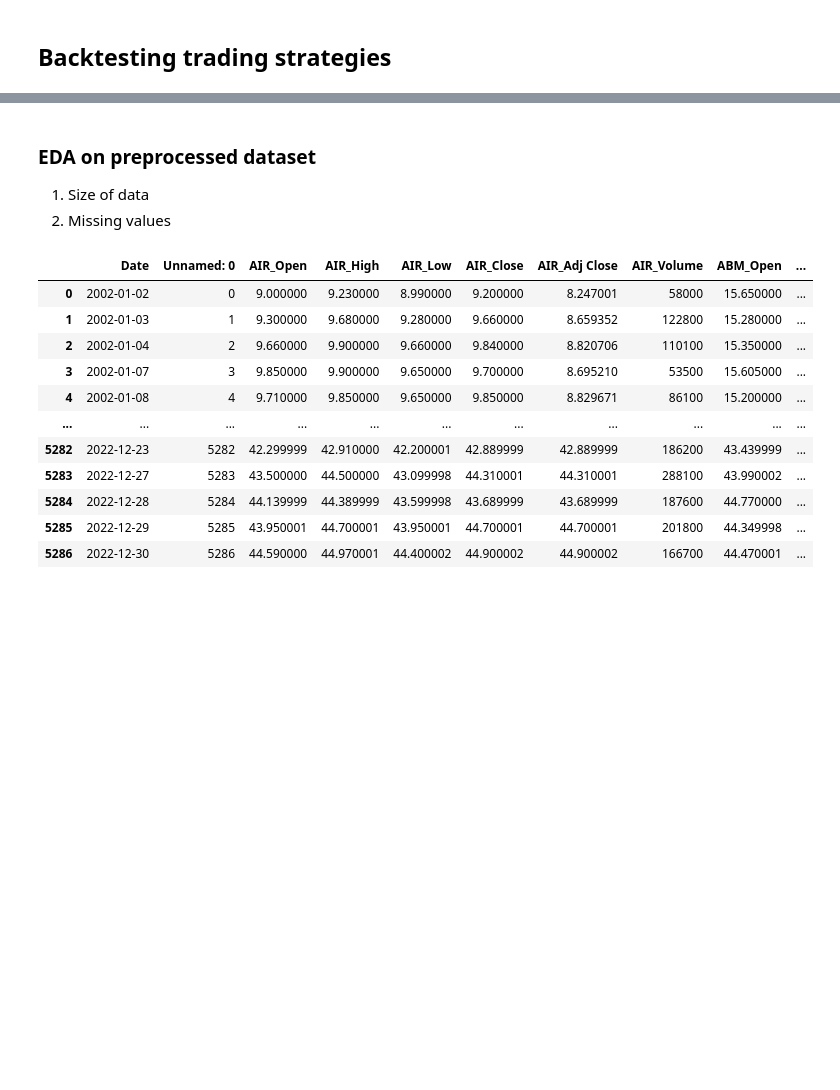
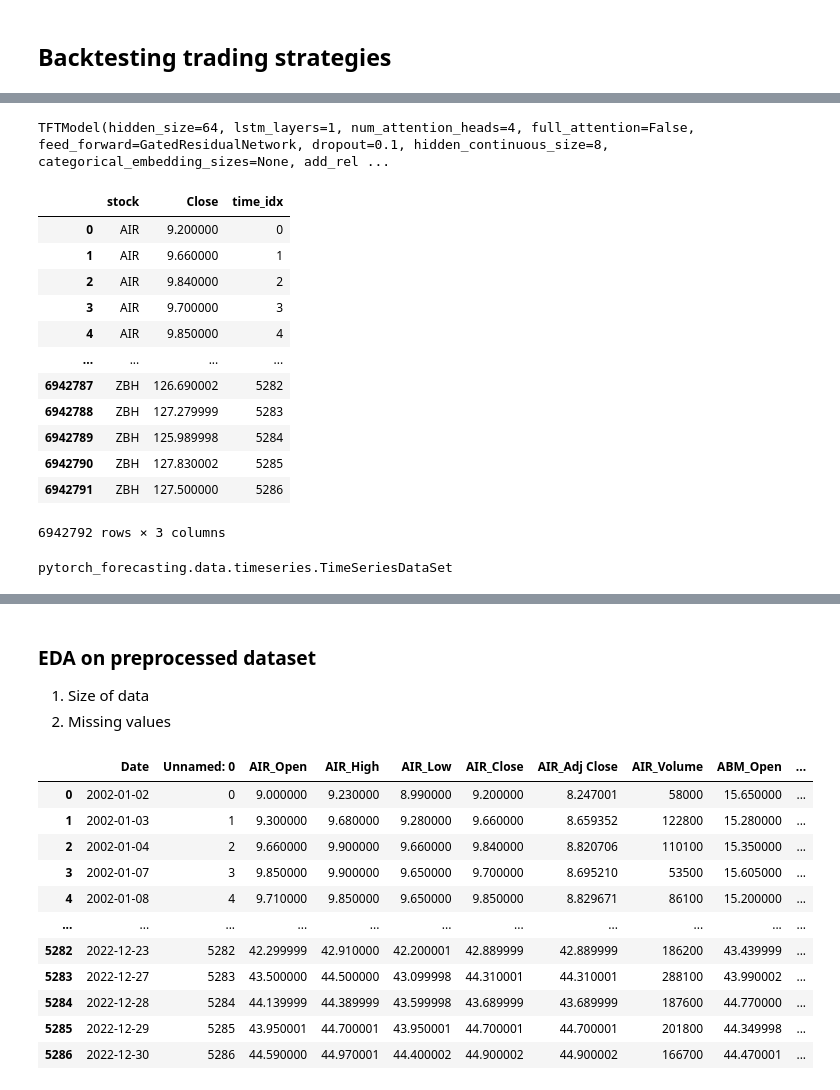
Before and after one commit to ryanlxz/backtesting, a Jupyter notebook: notebooks/test.ipynb, the cells around one changed output, grey strips where cells are left out. Cells and saved outputs as stored; diff of their text form; code cells hidden in the pictures; blank space fills up the shorter version.

```diff
--- a/notebooks/test.ipynb
+++ b/notebooks/test.ipynb
@@ -29,0 +244,25 @@ PREPROCESSED_DATAPATH = constants.preprocessed_data_file_path
+# %%
+my_model
+# %% [output]
+TFTModel(hidden_size=64, lstm_layers=1, num_attention_heads=4, full_attention=False, feed_forward=GatedResidualNetwork, dropout=0.1, hidden_continuous_size=8, categorical_embedding_sizes=None, add_rel ...
+# %%
+melted_df = pd.melt(close_price_df, var_name='stock', value_name='Close',ignore_index=False)
+melted_df.dropna(subset=['Close'], inplace=True)
+melted_df['stock'] = melted_df['stock'].astype(str).str.replace('_Close', '')
+melted_df['time_idx'] = melted_df.groupby('stock').cumcount()
+melted_df.reset_index(drop=True, inplace=True)
+melted_df
+# %% [output]
+|  | stock | Close | time_idx |
+| 0 | AIR | 9.200000 | 0 |
+| 1 | AIR | 9.660000 | 1 |
+| 2 | AIR | 9.840000 | 2 |
+| 3 | AIR | 9.700000 | 3 |
+| 4 | AIR | 9.850000 | 4 |
+| ... | ... | ... | ... |
+| 6942787 | ZBH | 126.690002 | 5282 |
+| 6942788 | ZBH | 127.279999 | 5283 |
+| 6942789 | ZBH | 125.989998 | 5284 |
+| 6942790 | ZBH | 127.830002 | 5285 |
+| 6942791 | ZBH | 127.500000 | 5286 |
+6942792 rows × 3 columns
@@ -29,0 +282,4 @@ PREPROCESSED_DATAPATH = constants.preprocessed_data_file_path
+# %%
+type(dataset)
+# %% [output]
+pytorch_forecasting.data.timeseries.TimeSeriesDataSet
```
Also changed, not shown: parts of 17 cells of this notebook, 8 other files.
